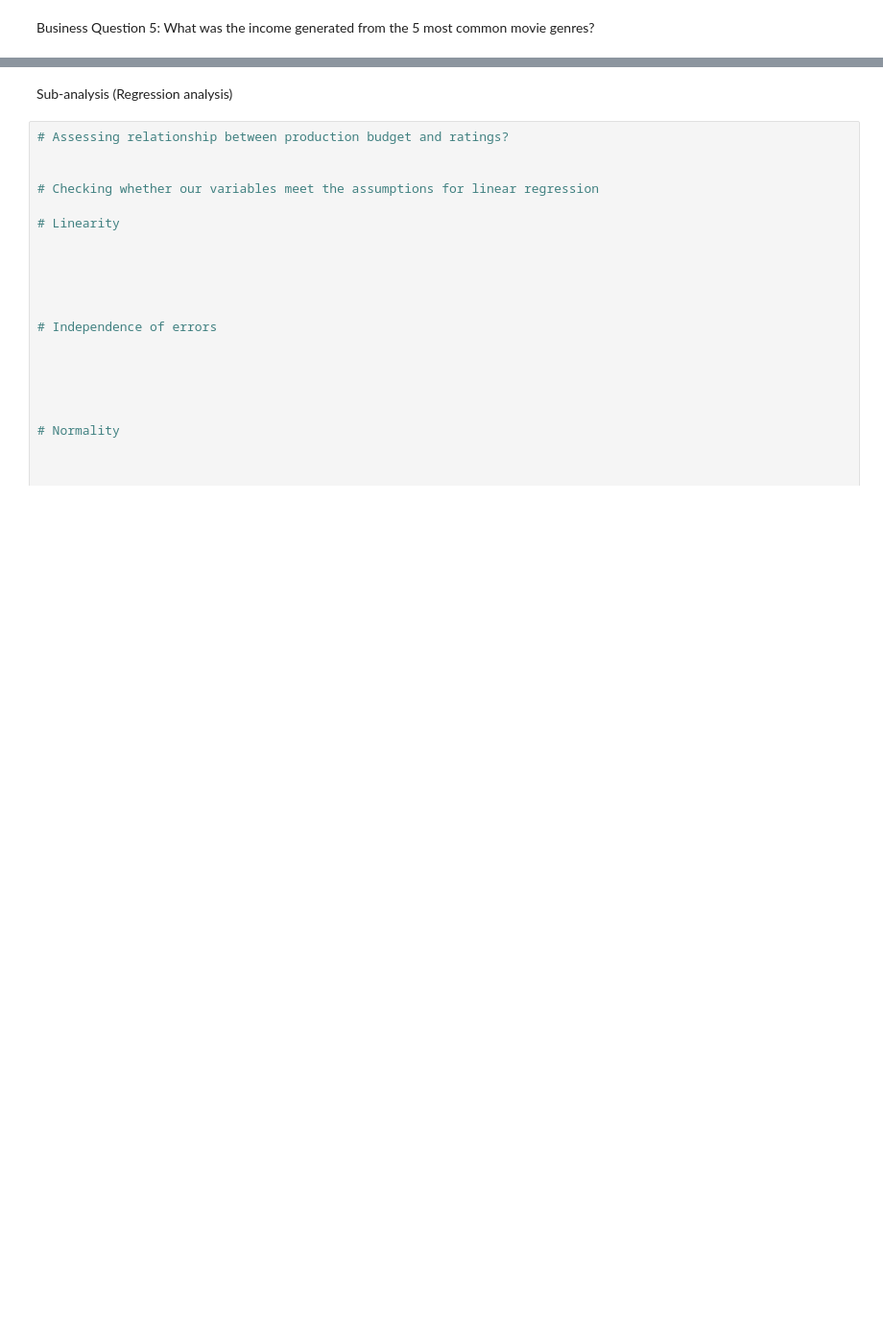
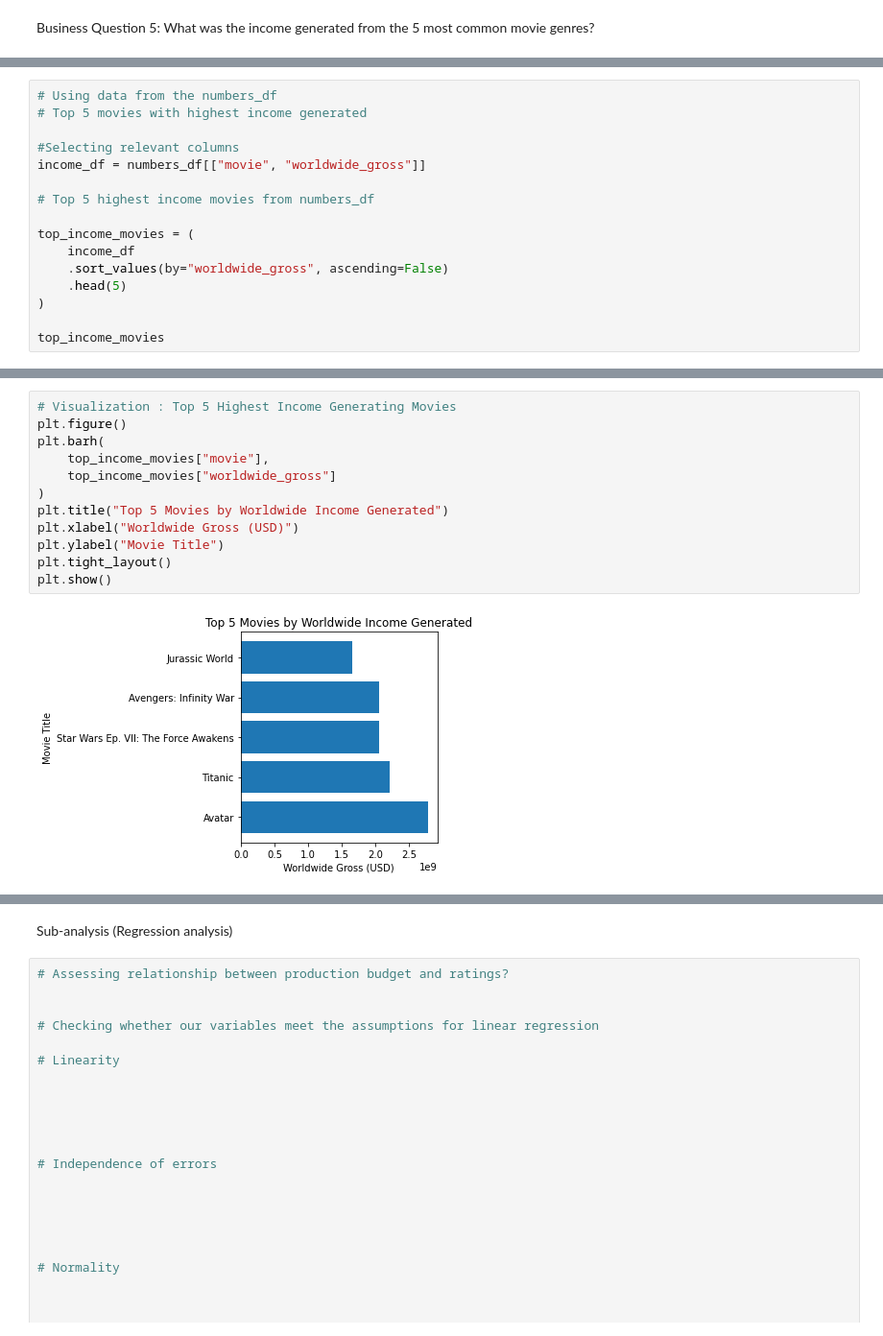
Before and after one commit to thomasamuti-cpu/Movies_project_moringa, a Jupyter notebook: student.ipynb, the cells around one changed output, grey strips where cells are left out. Shown at 96% size. Drawn from its saved outputs; the diff is of its cells as text; blank space fills up the shorter version.

```diff
--- a/student.ipynb
+++ b/student.ipynb
@@ -519,0 +493,16 @@ Business Question 5: What was the income generated from the 5 most common movie
+# %%
+# Using data from the numbers_df
+# Top 5 movies with highest income generated
+
+#Selecting relevant columns
+income_df = numbers_df[["movie", "worldwide_gross"]]
+
+# Top 5 highest income movies from numbers_df
+
+top_income_movies = (
+    income_df
+    .sort_values(by="worldwide_gross", ascending=False)
+    .head(5)
+)
+
+top_income_movies
@@ -519,0 +516,14 @@ Business Question 5: What was the income generated from the 5 most common movie
+# %%
+# Visualization : Top 5 Highest Income Generating Movies
+plt.figure()
+plt.barh(
+    top_income_movies["movie"],
+    top_income_movies["worldwide_gross"]
+)
+plt.title("Top 5 Movies by Worldwide Income Generated")
+plt.xlabel("Worldwide Gross (USD)")
+plt.ylabel("Movie Title")
+plt.tight_layout()
+plt.show()
+# %% [output]
+[figure, added]
```
Also changed, not shown: parts of 53 cells of this notebook, 1 other file.
